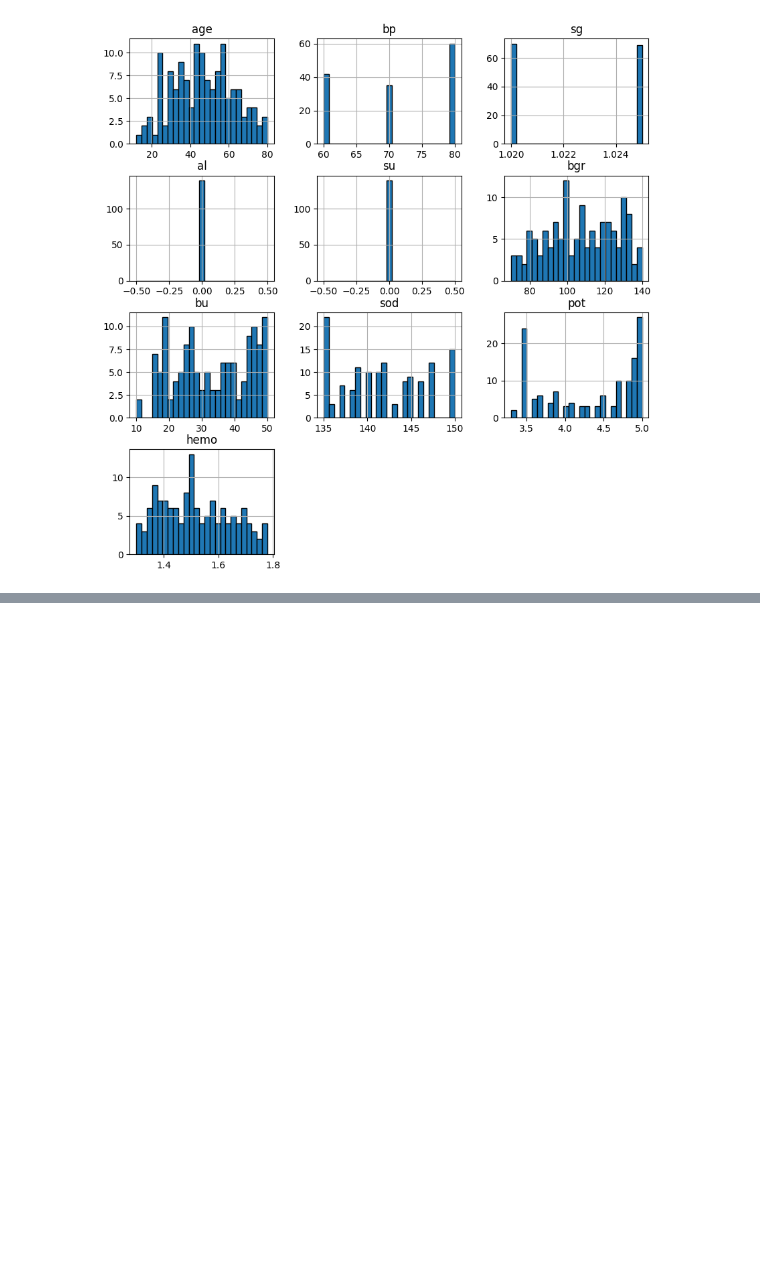
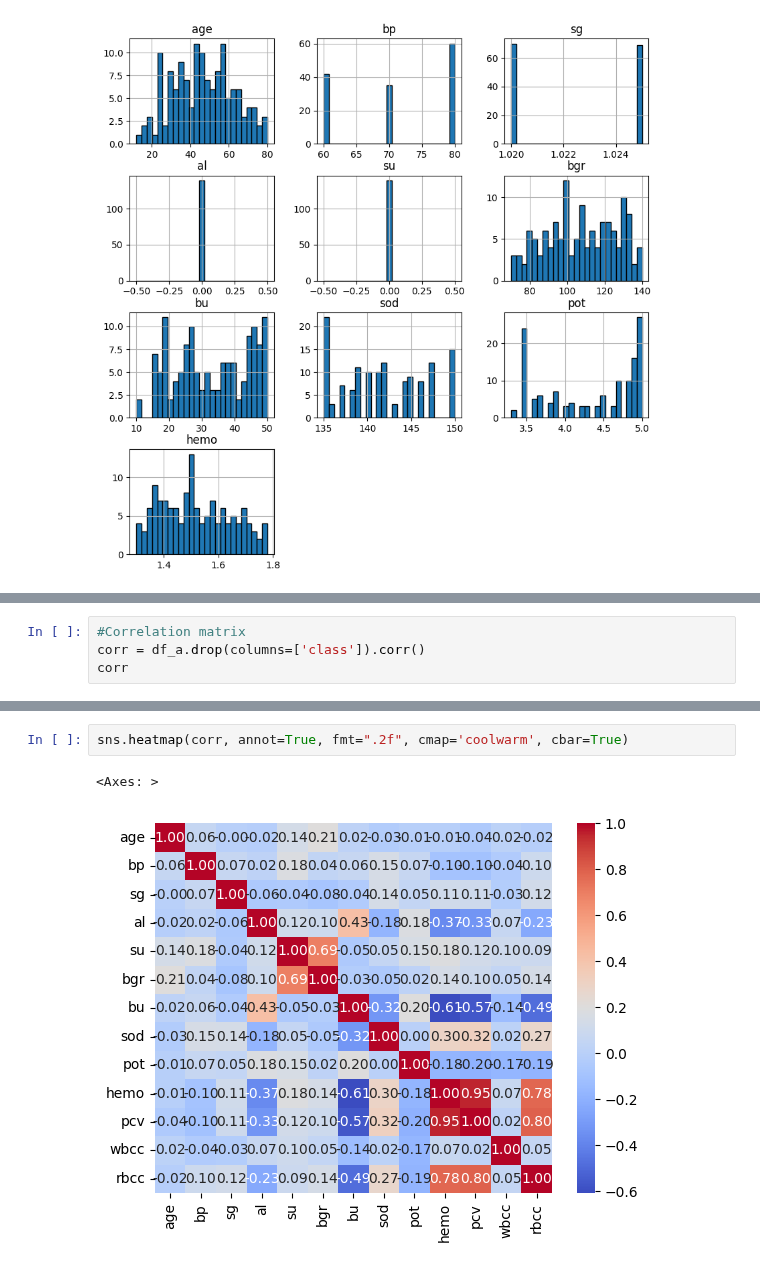
Before and after one commit to SamuliLam/dkko, a Jupyter notebook: Datapreprocessing.ipynb, the cells around one changed output, grey strips where cells are left out. Saved outputs shown, nothing was run; the diff lists cells and outputs as text; blank space fills up the shorter version.

Commit message:
added correlation matrix and comments

```diff
--- a/Datapreprocessing.ipynb
+++ b/Datapreprocessing.ipynb
@@ -209,0 +183,4 @@ df_c.describe(include='all')
+# %%
+#Correlation matrix
+corr = df_a.drop(columns=['class']).corr()
+corr
@@ -209,0 +202,5 @@ df_c.describe(include='all')
+# %%
+sns.heatmap(corr, annot=True, fmt=".2f", cmap='coolwarm', cbar=True)
+# %% [output]
+<Axes: >
+[figure, added]
```
Also changed, not shown: parts of 10 cells of this notebook.
